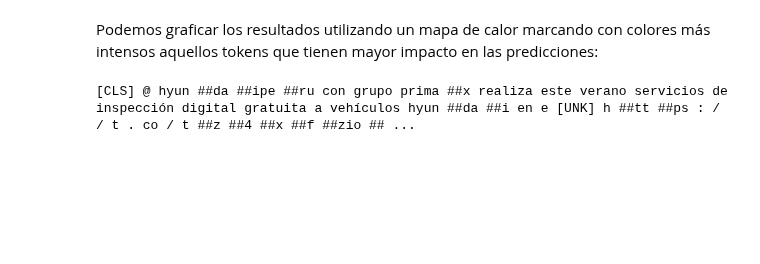
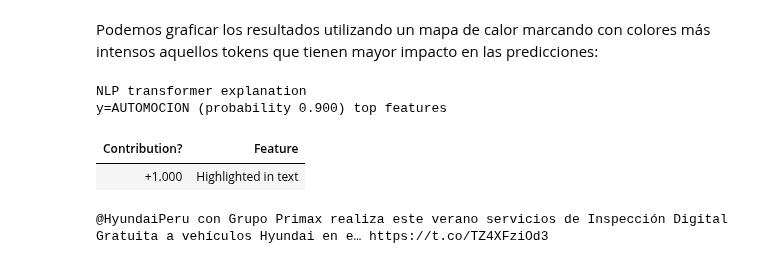
Before and after one commit to santiagxf/M72109, a Jupyter notebook: docs/nlp/neural/allennlp_interpret.ipynb, the cells around one changed output. Saved outputs shown, nothing was run; the diff lists cells and outputs as text; code cells hidden in the pictures; blank space fills up the shorter version.

```diff
--- a/docs/nlp/neural/allennlp_interpret.ipynb
+++ b/docs/nlp/neural/allennlp_interpret.ipynb
@@ -205,13 +187,2 @@ grads = interpretation['instance_1']['grad_input_1']
 # %% [markdown]
 Podemos graficar los resultados utilizando un mapa de calor marcando con colores más intensos aquellos tokens que tienen mayor impacto en las predicciones:
-# %%
-import math
-from IPython.display import HTML
-
-html = ""
-for idx, token in enumerate(transformer_tokenizer.tokenize(inputs['sentence'])):
-    html += "<span style='background-color:rgba(255,0,0,{})'>{} </span>".format(grads[idx],token)
-
-HTML(html)
-# %% [output]
-[CLS] @ hyun ##da ##ipe ##ru con grupo prima ##x realiza este verano servicios de inspección digital gratuita a vehículos hyun ##da ##i en e [UNK] h ##tt ##ps : / / t . co / t ##z ##4 ##x ##f ##zio ## ...
@@ -217,0 +201,14 @@ HTML(html)
+# %%
+from numpy.ma.core import array
+expl = Explanation(estimator="transformer",
+                   description="NLP transformer explanation",
+                   targets=[
+                      TargetExplanation(target="AUTOMOCION",
+                                        feature_weights=FeatureWeights(pos=[FeatureWeight("Highlighted in text", weight=np.array(grads).sum(), value=0)], neg=[]),
+                                        proba=np.array(outputs['probs']).max(),
+                                        weighted_spans=WeightedSpans(
+                                            [DocWeightedSpans(sample_text,
+                                                              spans=[(token, locate_token(token, idx, outputs['tokens']), grads[idx]) for idx, token in enumerate(outputs['tokens'])])
+                                            ]
+                                        ))
+                   ])
@@ -217,0 +218,8 @@ HTML(html)
+# %%
+HTML(format_as_html(expl))
+# %% [output]
+NLP transformer explanation
+y=AUTOMOCION (probability 0.900) top features
+| Contribution? | Feature |
+| +1.000 | Highlighted in text |
+@HyundaiPeru con Grupo Primax realiza este verano servicios de Inspección Digital Gratuita a vehículos Hyundai en e… https://t.co/TZ4XFziOd3
```
Also changed, not shown: parts of 24 cells of this notebook.
